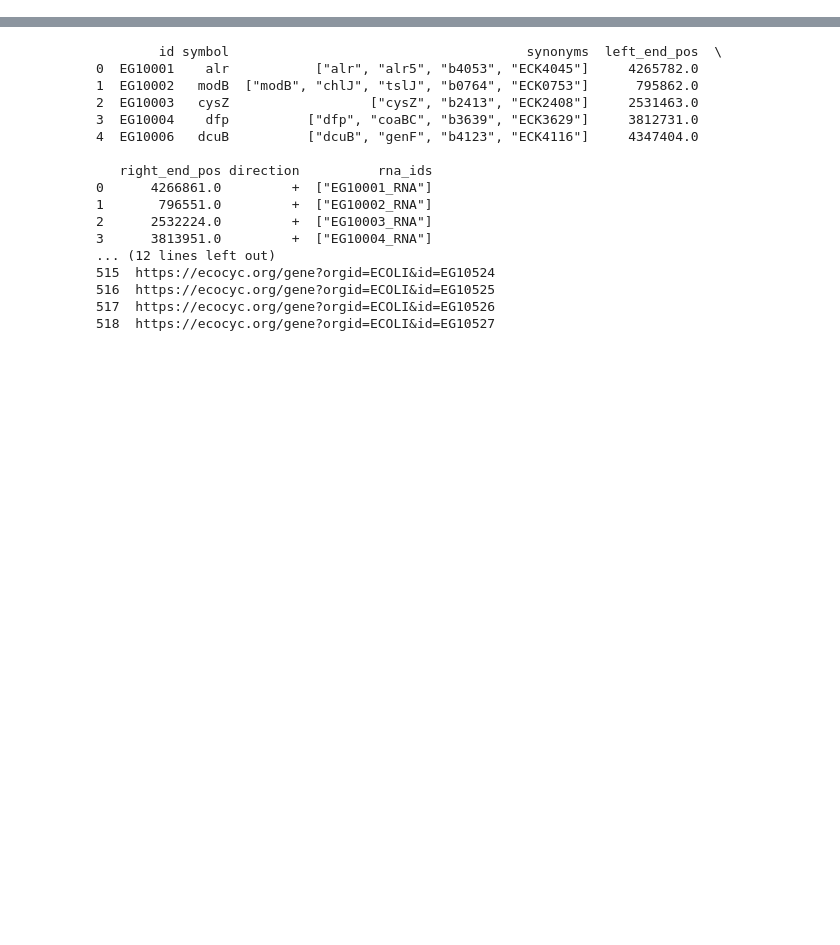
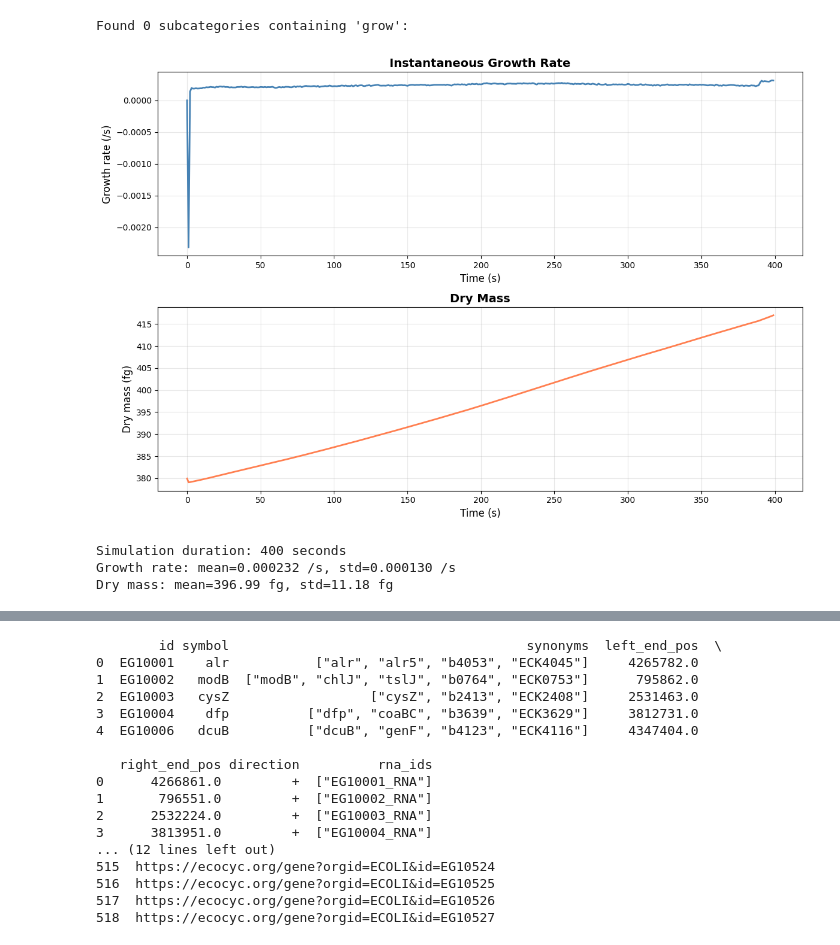
Before and after one commit to katha815/vEcoli-Local, a Jupyter notebook: reading/ad_hoc reading.ipynb, the cells around one changed output, grey strips where cells are left out. Cells and saved outputs as stored; diff of their text form; code cells hidden in the pictures; blank space fills up the shorter version.

```diff
--- a/reading/ad_hoc reading.ipynb
+++ b/reading/ad_hoc reading.ipynb
@@ -26,0 +148,61 @@ print(df)
+# %%
+import pandas as pd
+import numpy as np
+
+# Get bulk metadata
+bulk_metadata = df0['output_metadata__bulk'].iloc[0]
+
+if isinstance(bulk_metadata, np.ndarray):
+    bulk_names = bulk_metadata.tolist()
+else:
+    bulk_names = bulk_metadata
+
+# Search for 'grow' (case-insensitive)
+grow_matches = [name for name in bulk_names if 'grow' in name.lower()]
+
+print(f"Found {len(grow_matches)} subcategories containing 'grow':")
+for i, name in enumerate(grow_matches, 1):
+    position = bulk_names.index(name)
+    print(f"{i}. '{name}' at index {position}")
+# %% [output]
+Found 0 subcategories containing 'grow':
+# %%
+import numpy as np
+import matplotlib.pyplot as plt
+
+# Extract growth rate and dry mass
+growth_rate = df_history['listeners__mass__instantaneous_growth_rate'].values
+dry_mass = df_history['listeners__mass__dry_mass'].values
+
+# Time in seconds (1 sec per timestep)
+time_sec = np.arange(len(growth_rate))
+
+# Plot
+fig, (ax1, ax2) = plt.subplots(2, 1, figsize=(12, 8))
+
+# Growth rate
+ax1.plot(time_sec, growth_rate, linewidth=2, color='steelblue')
+ax1.set_xlabel('Time (s)', fontsize=12)
+ax1.set_ylabel('Growth rate (/s)', fontsize=12)
+ax1.set_title('Instantaneous Growth Rate', fontsize=14, fontweight='bold')
+ax1.grid(True, alpha=0.3)
+
+# Dry mass
+ax2.plot(time_sec, dry_mass, linewidth=2, color='coral')
+ax2.set_xlabel('Time (s)', fontsize=12)
+ax2.set_ylabel('Dry mass (fg)', fontsize=12)
+ax2.set_title('Dry Mass', fontsize=14, fontweight='bold')
+ax2.grid(True, alpha=0.3)
+
+plt.tight_layout()
+plt.show()
+
+# Print statistics
+print(f"Simulation duration: {len(time_sec)} seconds")
+print(f"Growth rate: mean={np.mean(growth_rate):.6f} /s, std={np.std(growth_rate):.6f} /s")
+print(f"Dry mass: mean={np.mean(dry_mass):.2f} fg, std={np.std(dry_mass):.2f} fg")
+# %% [output]
+[figure, added]
+Simulation duration: 400 seconds
+Growth rate: mean=0.000232 /s, std=0.000130 /s
+Dry mass: mean=396.99 fg, std=11.18 fg
```
Also changed, not shown: parts of 46 cells of this notebook, 16 other files.
